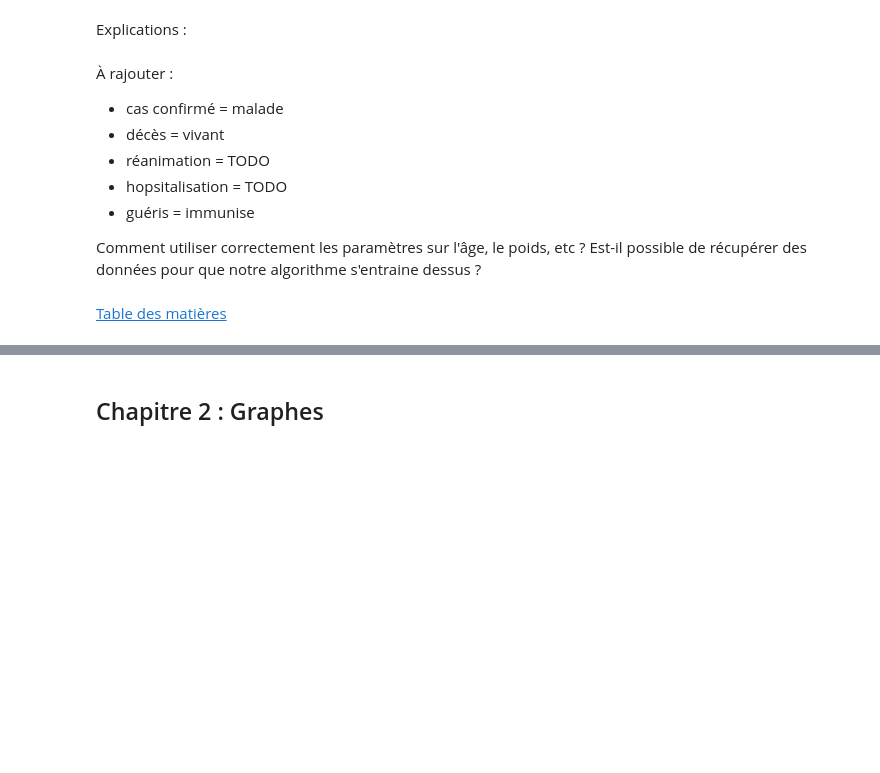
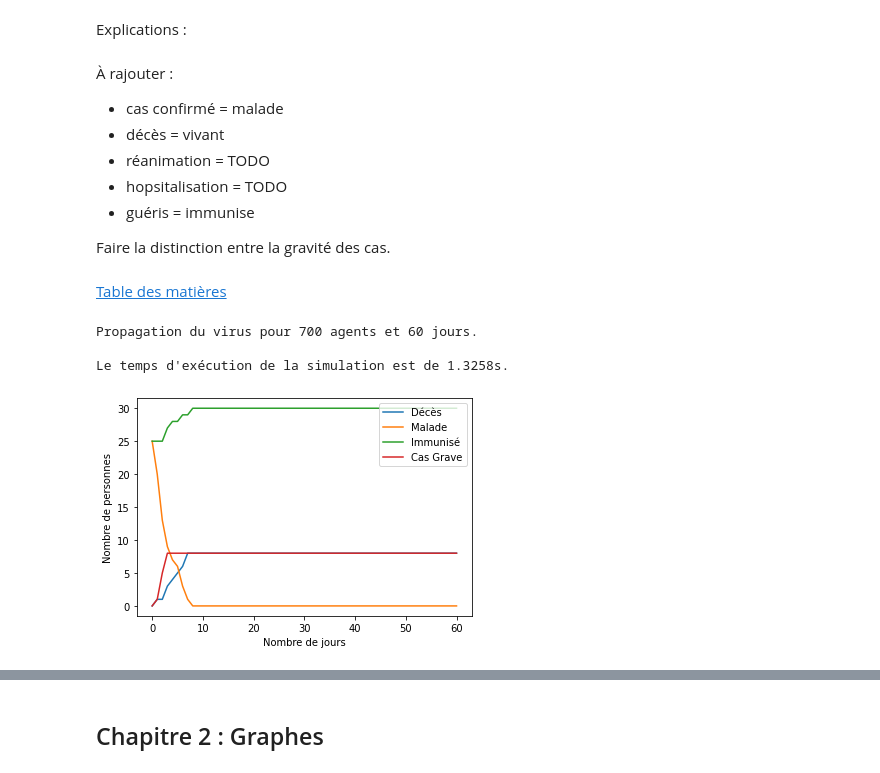
Before and after one commit to cristal-smac/mas_basics, a Jupyter notebook: mas_covid_network.ipynb, the cells around one changed output, grey strips where cells are left out. Drawn from its saved outputs; the diff is of its cells as text; code cells hidden in the pictures; blank space fills up the shorter version.

```diff
--- a/mas_covid_network.ipynb
+++ b/mas_covid_network.ipynb
@@ -501,8 +501,7 @@ Explications :
 * hopsitalisation = TODO
 * guéris = immunise
 
-Comment utiliser correctement les paramètres sur l'âge, le poids, etc ?
-Est-il possible de récupérer des données pour que notre algorithme s'entraine dessus ?
+Faire la distinction entre la gravité des cas.
 # %% [markdown]
 [Table des matières](#tdm)
 # %%
@@ -648,0 +670,62 @@ class Agent:
+# %%
+nb_agents = 700
+nb_rounds = 60
+print(f"Propagation du virus pour {nb_agents} agents et {nb_rounds} jours.")
+
+# Choix du type de graphe :
+
+graph = nx.barabasi_albert_graph(nb_agents, 1)
+#graph = nx.complete_graph(nb_agents)
+#graph = nx.erdos_renyi_graph(nb_agents,0.1)
+#graph = nx.cycle_graph(nb_agents)
+#graph = nx.random_regular_graph(3,nb_agents)
+
+# Pour tester dans une boucle for :
+graphs = [nx.barabasi_albert_graph(nb_agents, 1), nx.erdos_renyi_graph(nb_agents,0.1), nx.cycle_graph(nb_agents), nx.random_regular_graph(3,nb_agents)]
+departs = [0.01, 0.05, 0.1, 0.2, 0.5]
+taux_contacts = [0.2, 0.4, 0.6, 0.8]
+contaminations = [2,4,8]
+decess = [0.001, 0.005, 0.01, 0.05, 0.1, 0.5]
+guerisons = [0.001, 0.005, 0.01, 0.05, 0.1, 0.5]
+periode_contagions = [2,4,6,8,10,12,14,15]
+
+
+depart = 0.05 # Proportion de personnes contaminées au départ
+taux_contact = 0.6 # Taux de contact d'une personne sur tous ces liens
+contamination = 2 # R0 : nombre de personnes que contamine un agent
+deces = 0.2 # Taux de décès pour la maladie quand une personne est un cas grave
+guerison = 0.3 # Taux de guérison de la maladie
+periode_contagion = 18 # Période pendant laquelle l'agent est malade
+taux_grave = 0.1 # Taux pour lequel une personne malade devient un cas grave
+
+matrix = nx.to_numpy_array(graph, nodelist=range(nb_agents))
+sma = SMA(nb_agents, matrix, graph, depart, taux_contact, contamination, deces, guerison, periode_contagion, taux_grave)
+
+temps_debut = time.time()
+# On lance le jeu
+sma.run(nb_rounds)
+
+temps_fin = time.time()
+print(f"\nLe temps d'exécution de la simulation est de {round(temps_fin-temps_debut,4)}s.")
+
+# Tracé de graphes :
+x = []
+for i in range(0,len(sma.plot_vivant)):
+    x.append(i)
+
+y = [sma.plot_vivant, sma.plot_malade, sma.plot_immunise, sma.plot_grave]
+labels = ['Décès', 'Malade', 'Immunisé', 'Cas Grave']
+
+for y_arr, label in zip(y, labels):
+    plt.plot(x, y_arr, label=label)
+plt.xlabel('Nombre de jours')
+plt.ylabel('Nombre de personnes')
+plt.legend(loc="upper right")
+#plt.axhline(y=nb_agents,c='black',ls='-')
+plt.savefig('./plot/simulation_v1.pdf')
+plt.show()
+# %% [output]
+Propagation du virus pour 700 agents et 60 jours.
+
+Le temps d'exécution de la simulation est de 1.3258s.
+[figure, added]
```
Also changed, not shown: parts of 21 cells of this notebook.
